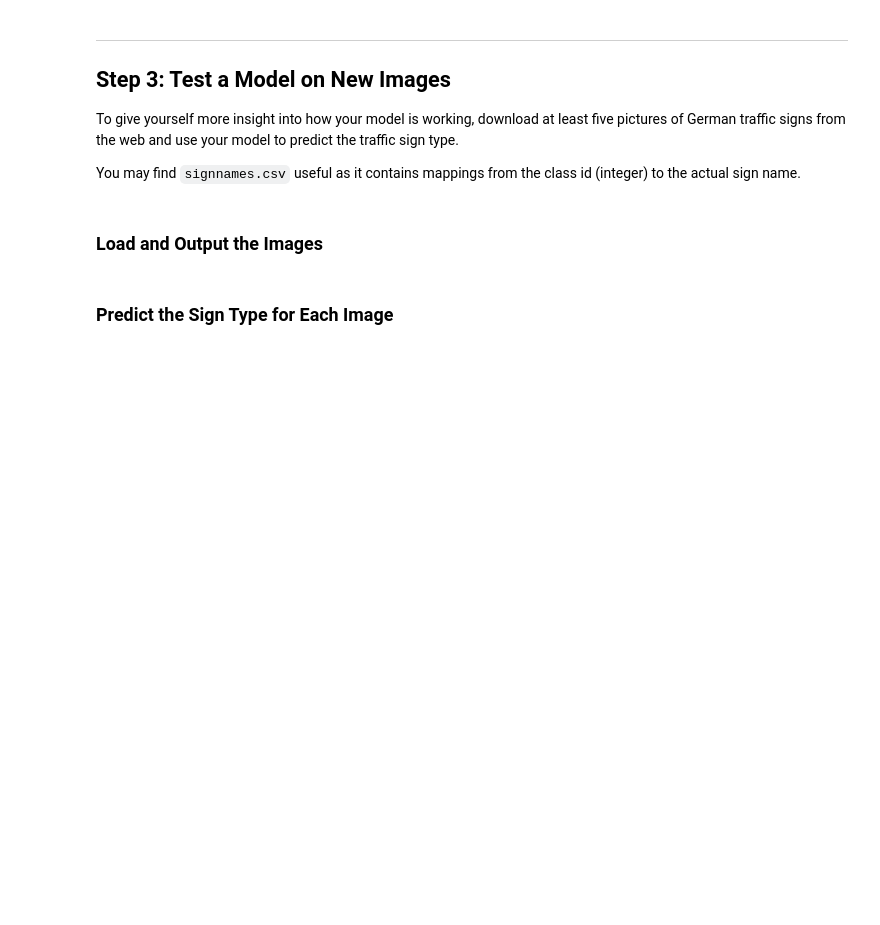
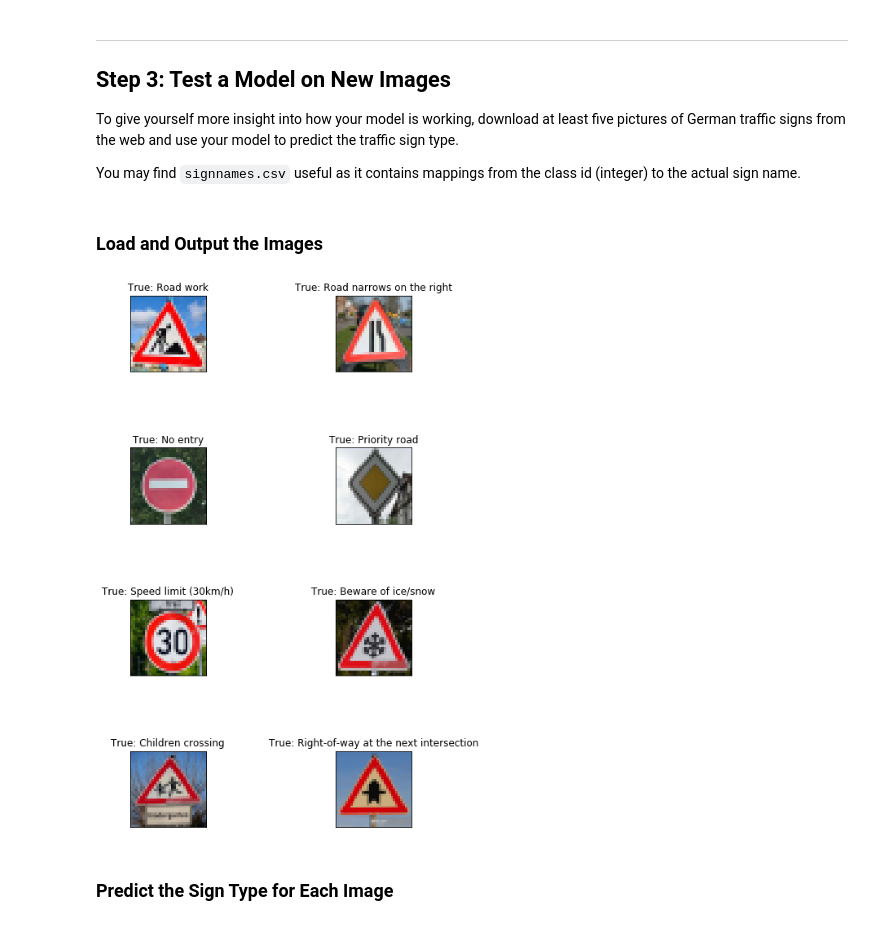
Before and after one commit to bkanaki/CarND-Traffic-Sign-Classifier-Project, a Jupyter notebook: Traffic_Sign_Classifier.ipynb, the cells around one changed output. Cells and saved outputs as stored; diff of their text form; code cells hidden in the pictures; blank space fills up the shorter version.

```diff
--- a/Traffic_Sign_Classifier.ipynb
+++ b/Traffic_Sign_Classifier.ipynb
@@ -664,6 +665,7 @@ sets imply underfitting. A high accuracy on the training set but low accuracy on
 ### Feel free to use as many code cells as needed.
 x = tf.placeholder(tf.float32, (None, image_shape[0], image_shape[1], 1))
 y = tf.placeholder(tf.int32, (None))
+keep_prob = tf.placeholder(tf.float32)
 one_hot_y = tf.one_hot(y, n_classes)
 # %% [markdown]
 #### Define train parameters, i.e., loss and optimization functions
@@ -878,3 +817,9 @@ You may find `signnames.csv` useful as it contains mappings from the class id (i
 # %%
 ### Load the images and plot them here.
 ### Feel free to use as many code cells as needed.
+
+def loadAndResizeImg(path):
+    img = cv2.imread(path)
+    img = cv2.cvtColor(img, cv2.COLOR_BGR2RGB)
+    img = cv2.resize(img, (32, 32), interpolation=cv2.INTER_AREA)
+    return img
@@ -881,3 +837,43 @@ You may find `signnames.csv` useful as it contains mappings from the class id (i
+# %%
+my_labels = np.array(my_labels, dtype=np.uint8)
+my_images = np.array(my_images, dtype=np.uint8)
+# %%
+def plotMyImgs(sample_images, true_label=None, pred_label=None):
+
+    # Create figure with 4x4 sub-plots.
+    fig, axes = plt.subplots(4, 2, figsize=(8,12))
+    fig.subplots_adjust(hspace=1, wspace=0.3)
+    channels = sample_images.shape[:-1]
+    for i, ax in enumerate(axes.flat):
+        # Plot image.
+        if i < len(sample_images):
+            if channels == 3:
+                ax.imshow(sample_images[i])
+            else:
+                ax.imshow(sample_images[i].squeeze(), cmap='gray')
+
+            # TO-DO: Show true and predicted classes
+            if true_label != None:
+                if pred_label != None:
+                    sign = "True: {0}\nPred: {1}".format(label_names[true_label[i]],label_names[pred_label[i]])
+                else:
+                    sign = "True: {}".format(label_names[true_label[i]])
+                ax.set_title(sign)
+            # Show the classes as the label on the x-axis.
+
+            # Remove ticks from the plot.
+            ax.set_xticks([])
+            ax.set_yticks([])
+        else:
+            ax.axis('off')
+
+    # Ensure the plot is shown correctly with multiple plots
+    # in a single Notebook cell.
+    plt.show()
+# %%
+plotMyImgs(my_images, my_labels)
+# %% [output]
+[figure, added]
 # %% [markdown]
 ### Predict the Sign Type for Each Image
 # %%
```
Also changed, not shown: parts of 24 cells of this notebook, 13 other files.
